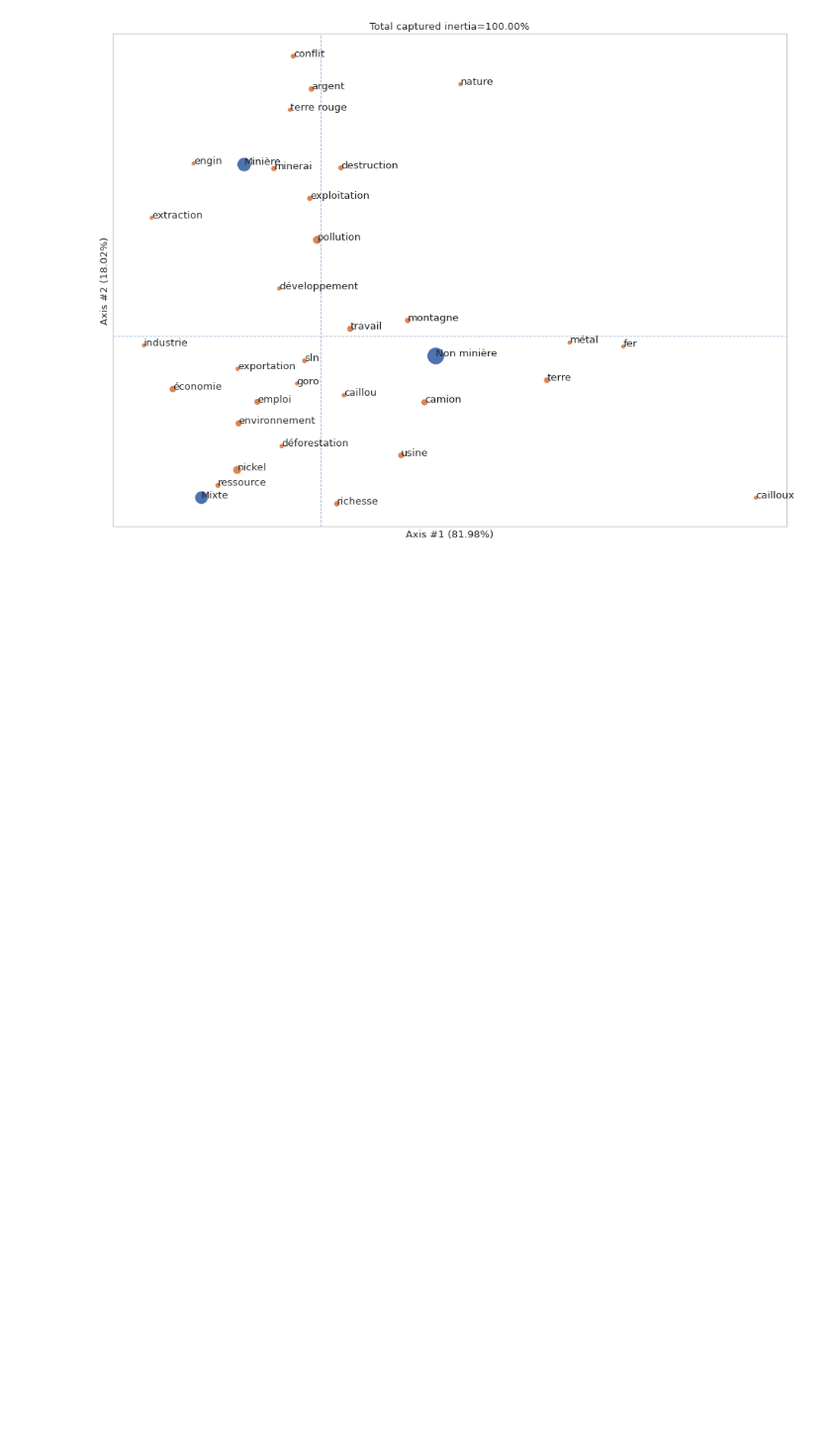
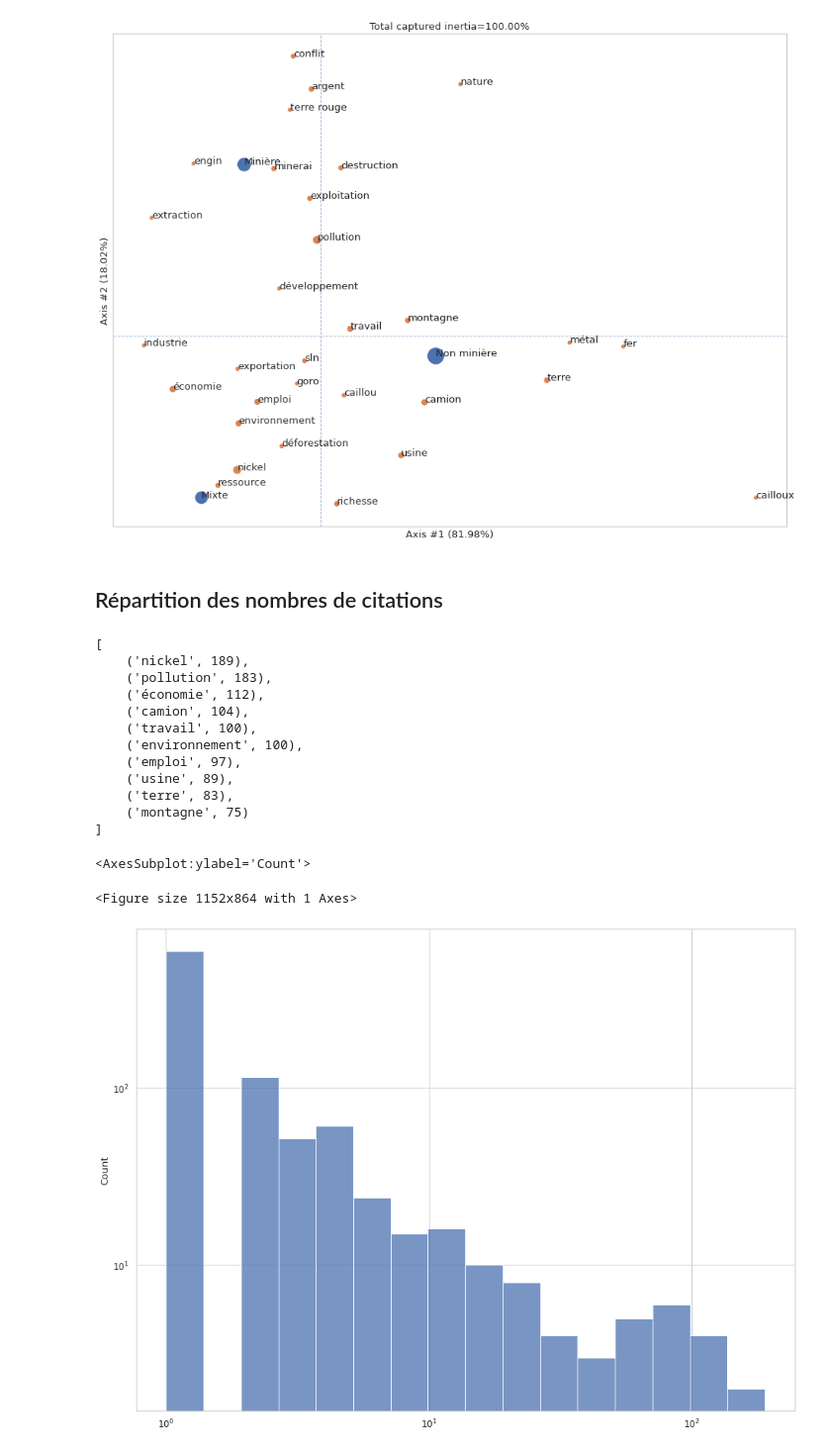
Before and after one commit to romulusFR/cnrt_cartes_cog, a Jupyter notebook: cogmaps_v2/exploration.ipynb, the cells around one changed output. Shown: that part at 99% size. Saved outputs shown, nothing was run; the diff lists cells and outputs as text; code cells hidden in the pictures; blank space fills up the shorter version.

```diff
--- a/cogmaps_v2/exploration.ipynb
+++ b/cogmaps_v2/exploration.ipynb
@@ -69,13 +136,4 @@ def clean(s: str) -> str:
 # %%
-df_complete = pd.read_excel(FILENAME, sheet_name="BDD", index_col="Numéro")
-
-# ajout des groupes d'age quinquennaux/décénaux
-df_complete["GAD"] = 10 * (df_complete["Question 12"] // 10)
-df_complete["GAQ"] = 5 * (df_complete["Question 12"] // 5)
-
-print("Liste des colonnes disponibles")
-display(df_complete.columns)
-
 cols_resp = [c for c in df_complete.columns if c not in cols_mine + cols_futur + cols_censurees]
 
 df_resp = df_complete[cols_resp]
@@ -784,3 +842,25 @@ for attribut in ["GAD", "Question 8.1", "Question 8.2"]:
 | économie | 39 | 42 | 31 |
 <Figure size 1152x864 with 1 Axes>
 [figure]
+# %% [markdown]
+## Répartition des nombres de citations
+# %%
+# dict_mine
+display(all_words_mine.most_common(10))
+sns.histplot(all_words_mine, bins = "doane", log_scale=(True,True))
+# %% [output]
+[
+    ('nickel', 189),
+    ('pollution', 183),
+    ('économie', 112),
+    ('camion', 104),
+    ('travail', 100),
+    ('environnement', 100),
+    ('emploi', 97),
+    ('usine', 89),
+    ('terre', 83),
+    ('montagne', 75)
+]
+<AxesSubplot:ylabel='Count'>
+<Figure size 1152x864 with 1 Axes>
+[figure, added]
```
Also changed, not shown: parts of 38 cells of this notebook.
